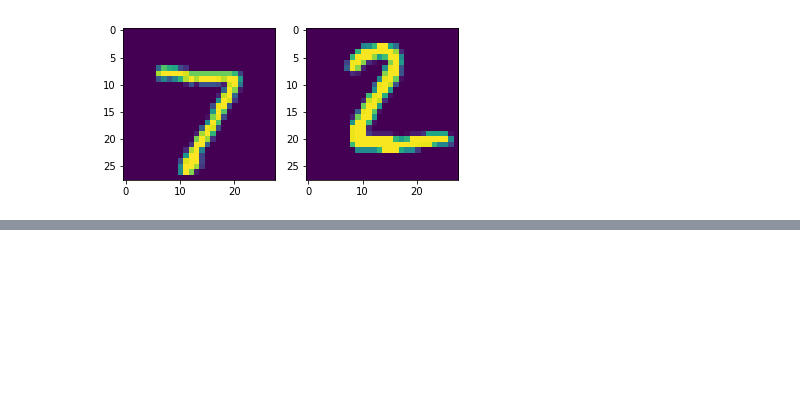
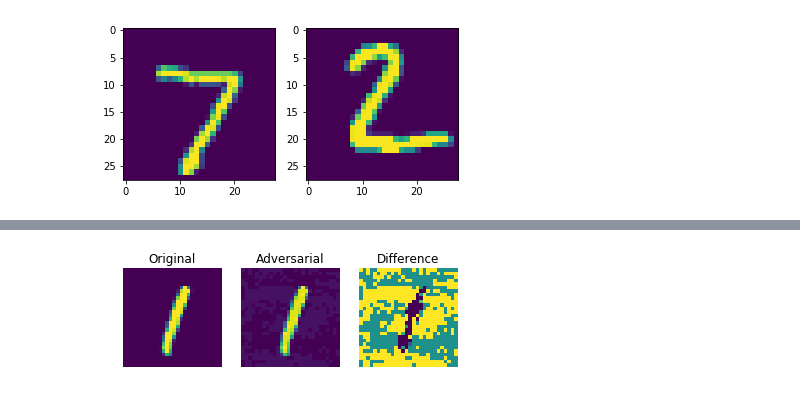
Before and after one commit to MSBigData2019/Guillaume_QUISPE, a Jupyter notebook: INFMDI780/mnistfgsm.ipynb, the cells around one changed output, grey strips where cells are left out. Drawn from its saved outputs; the diff is of its cells as text; code cells hidden in the pictures; blank space fills up the shorter version.

```diff
--- a/INFMDI780/mnistfgsm.ipynb
+++ b/INFMDI780/mnistfgsm.ipynb
@@ -278,0 +287,10 @@ plotAdvOri(images[0].reshape(28,28),adversarialM.reshape(28,28))
+# %%
+
+adversarialM = attackM(images[3].reshape(784), labels[3],epsilons=100 )
+imgAttack1=imgAttack(model)
+imgAttack1.fill(images[3],adversarialM)
+imgAttacks.append(imgAttack1)
+
+plotAdvOri(imgAttacks[5].img_original.reshape(28,28),imgAttacks[5].img_adversarial.reshape(28,28))
+# %% [output]
+[figure, added]
```
Also changed, not shown: parts of 6 cells of this notebook.
